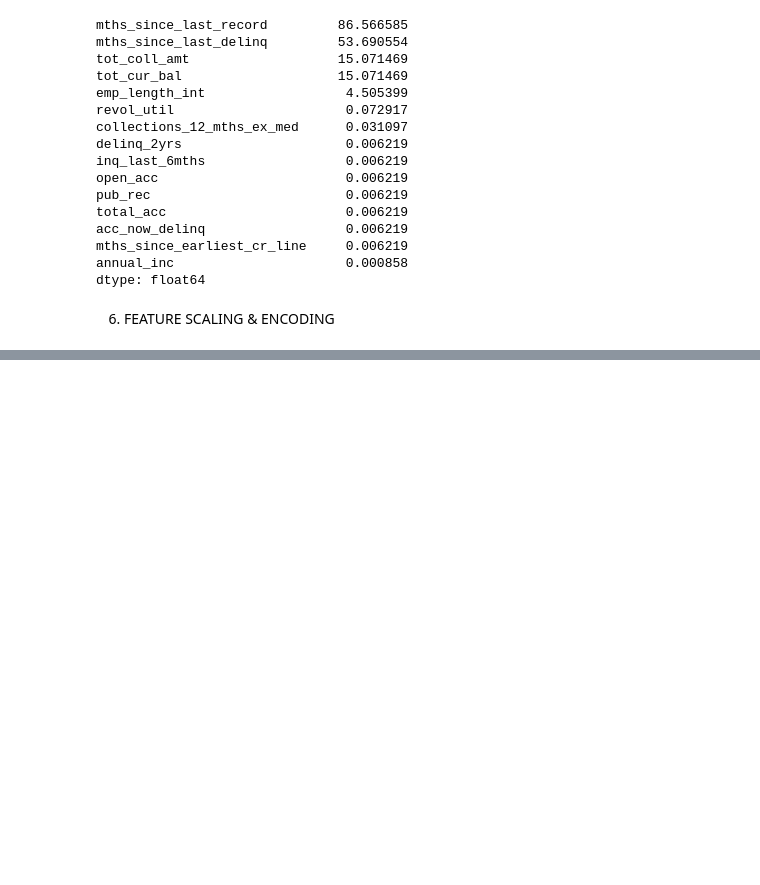
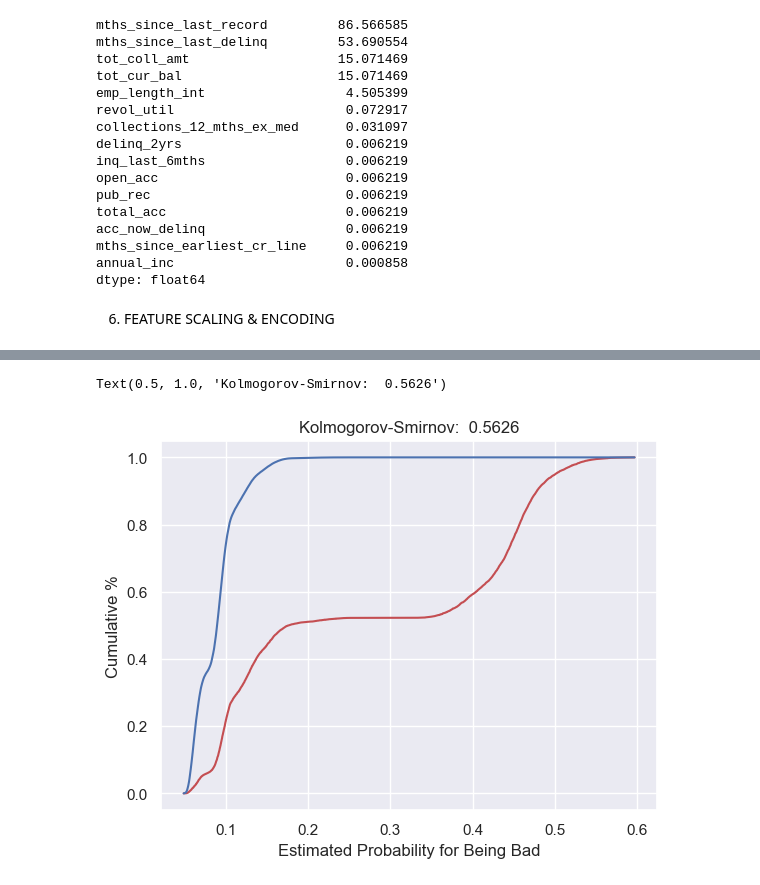
Before and after one commit to mikeglenlorenzogithub/GitDataScientist, a Jupyter notebook: project.ipynb, the cells around one changed output, grey strips where cells are left out. Saved outputs shown, nothing was run; the diff lists cells and outputs as text; code cells hidden in the pictures; blank space fills up the shorter version.

```diff
--- a/project.ipynb
+++ b/project.ipynb
@@ -440,0 +508,10 @@ data_model = pd.concat([onehot, std, data[['bad_flag']]], axis=1)
+# %%
+df_actual_predicted = df_actual_predicted.sort_values('y_pred_proba')
+df_actual_predicted = df_actual_predicted.reset_index()
+
+df_actual_predicted['Cumulative N Population'] = df_actual_predicted.index + 1
+df_actual_predicted['Cumulative N Bad'] = df_actual_predicted['y_actual'].cumsum()
+df_actual_predicted['Cumulative N Good'] = df_actual_predicted['Cumulative N Population'] - df_actual_predicted['Cumulative N Bad']
+df_actual_predicted['Cumulative Perc Population'] = df_actual_predicted['Cumulative N Population'] / df_actual_predicted.shape[0]
+df_actual_predicted['Cumulative Perc Bad'] = df_actual_predicted['Cumulative N Bad'] / df_actual_predicted['y_actual'].sum()
+df_actual_predicted['Cumulative Perc Good'] = df_actual_predicted['Cumulative N Good'] / (df_actual_predicted.shape[0] - df_actual_predicted['y_actual'].sum())
@@ -440,0 +527,11 @@ data_model = pd.concat([onehot, std, data[['bad_flag']]], axis=1)
+# %%
+KS = max(df_actual_predicted['Cumulative Perc Good'] - df_actual_predicted['Cumulative Perc Bad'])
+
+plt.plot(df_actual_predicted['y_pred_proba'], df_actual_predicted['Cumulative Perc Bad'], color='r')
+plt.plot(df_actual_predicted['y_pred_proba'], df_actual_predicted['Cumulative Perc Good'], color='b')
+plt.xlabel('Estimated Probability for Being Bad')
+plt.ylabel('Cumulative %')
+plt.title('Kolmogorov-Smirnov:  %0.4f' %KS)
+# %% [output]
+Text(0.5, 1.0, 'Kolmogorov-Smirnov:  0.5626')
+[figure, added]
```
Also changed, not shown: parts of 11 cells of this notebook.
